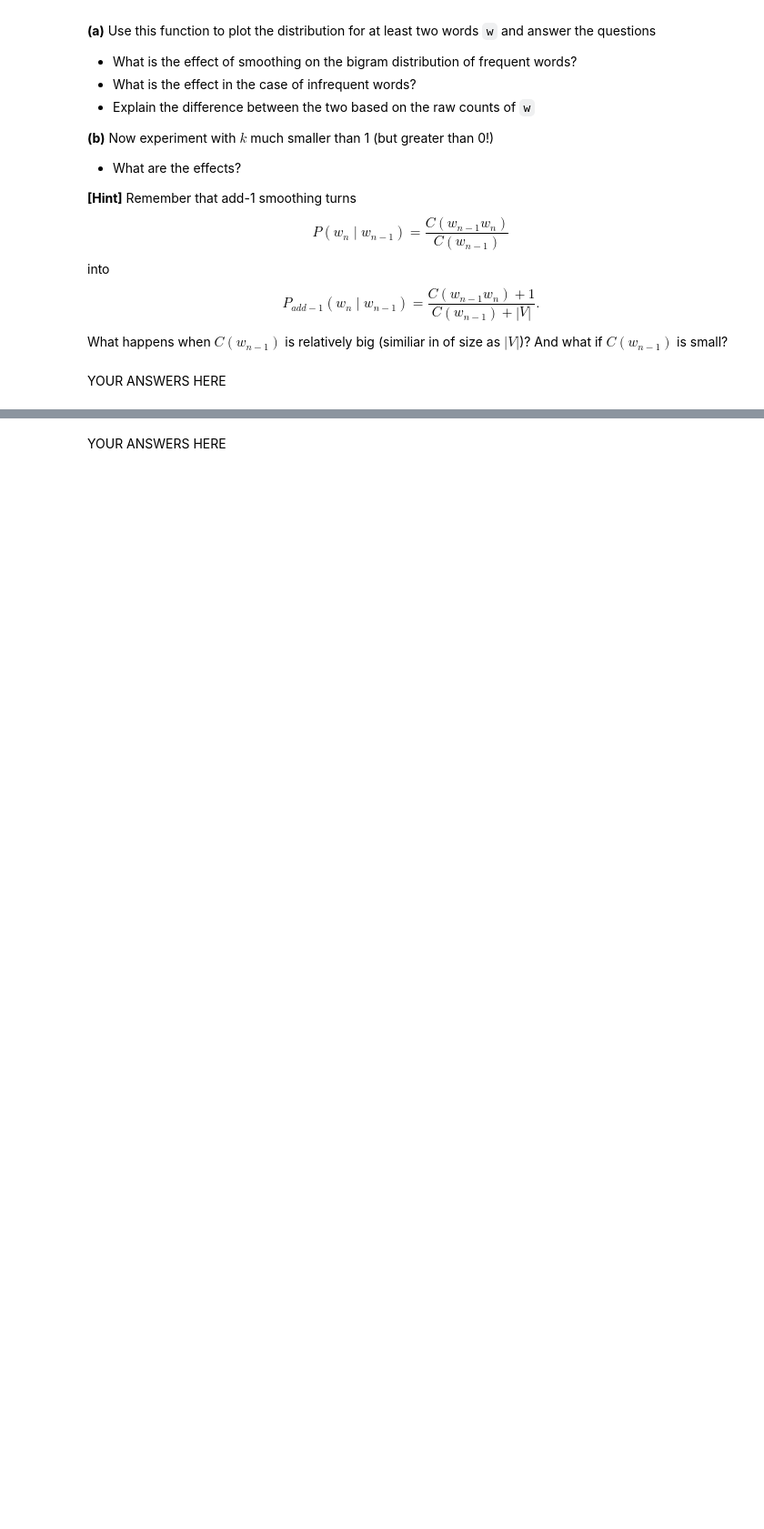
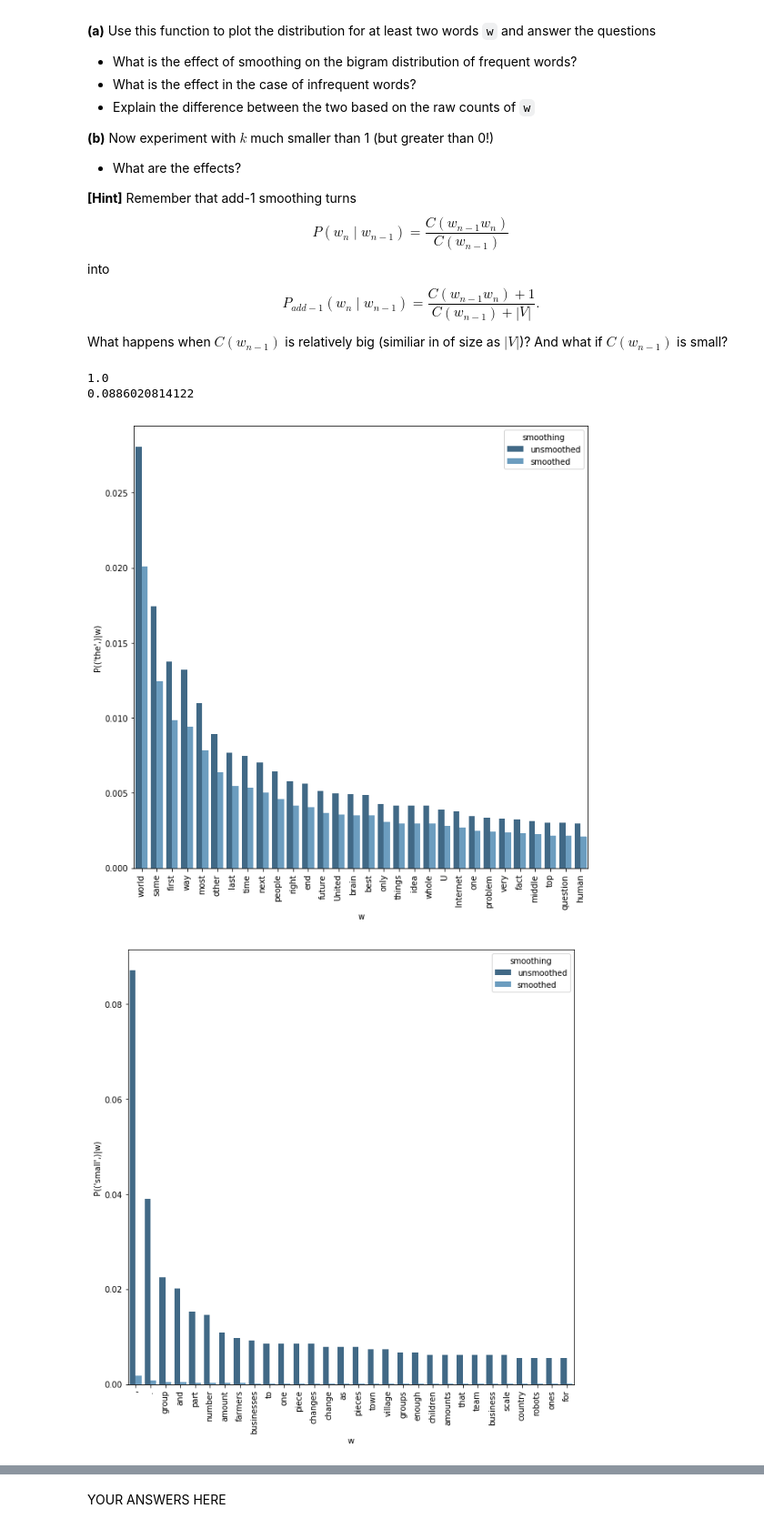
Before and after one commit to mbakhtiariz/NLP, a Jupyter notebook: lab1_Mas.ipynb, the cells around one changed output, grey strips where cells are left out. Shown at 91% size. Drawn from its saved outputs; the diff is of its cells as text; code cells hidden in the pictures; blank space fills up the shorter version.

```diff
--- a/lab1_Mas.ipynb
+++ b/lab1_Mas.ipynb
@@ -563,7 +563,11 @@ def train_ngram(data, N, k=0):
         key = []
         for n in range(1, N):
             key.append(unpacked_data[idx-N+n+N-1])
-        ngram[tuple(key)][item] += (k+1.0)/(counter[tuple(key)]+temp)
+        ngram[tuple(key)][item] += 1.0/(counter[tuple(key)]+temp)
+
+    for item in ngram:
+        for item2 in ngram[item]:
+            ngram[item][item2] += float(k)/(counter[tuple(key)]+temp)
 
     return ngram, unigram
 # %%
@@ -747,2 +737,10 @@ def plot_bigram_dist(word, bigram, smoothbigram, k=30):
-# %% [markdown]
-YOUR ANSWERS HERE
+# %%
+plot_bigram_dist(tuple(['the']), bigram, bigram_smoothed, k=30)
+print(np.sum(list(bigram[('years',)].values())))
+print(np.sum(list(bigram_smoothed[('years',)].values())))
+plot_bigram_dist(tuple(['small']), bigram, bigram_smoothed, k=30)
+# %% [output]
+1.0
+0.0886020814122
+[figure, added]
+[figure, added]
```
Also changed, not shown: parts of 14 cells of this notebook.
